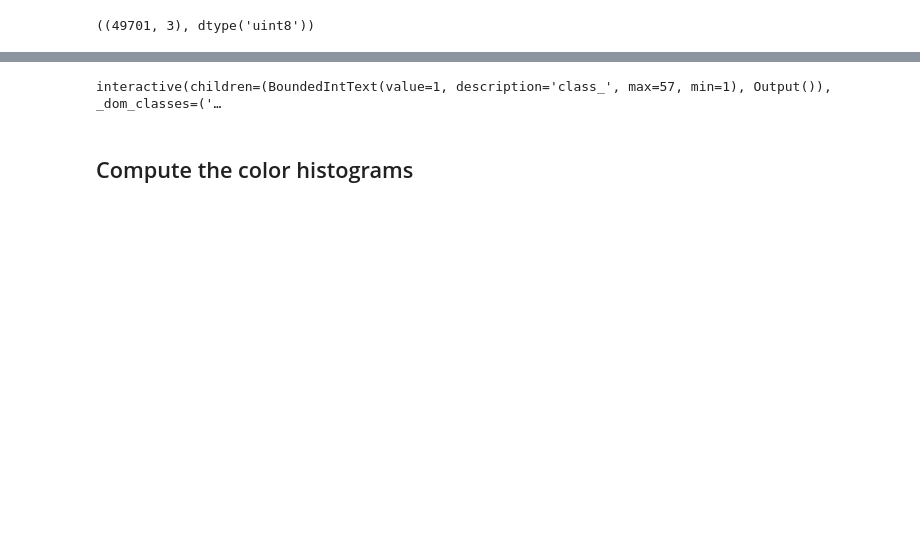
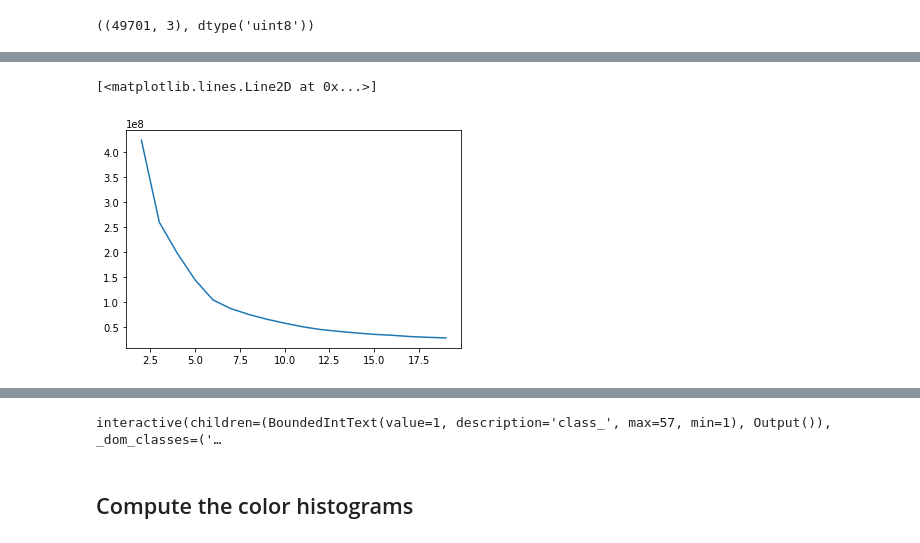
Before and after one commit to Whojo/Dobble-master-race, a Jupyter notebook: color-histogram.ipynb, the cells around one changed output, grey strips where cells are left out. Drawn from its saved outputs; the diff is of its cells as text; code cells hidden in the pictures; blank space fills up the shorter version.

```diff
--- a/color-histogram.ipynb
+++ b/color-histogram.ipynb
@@ -20,12 +11,0 @@ def get_image(dir_: str, filename: str) -> np.array:
-# %%
-X = np.array([
-    get_image(dir_, filename)
-    for dir_ in os.listdir(PATH_TO_RESOURCES)
-    for filename in os.listdir(os.path.join(PATH_TO_RESOURCES, dir_))
-], dtype=object)
-Y = np.array([
-    int(dir_)
-    for dir_ in os.listdir(PATH_TO_RESOURCES)
-    for filename in os.listdir(os.path.join(PATH_TO_RESOURCES, dir_))
-])
-X.shape, Y.shape
@@ -111,3 +168,8 @@ for i in range(2, 14):
+# %%
+plt.plot(range(2, 20), inertias)
+# %% [output]
+[<matplotlib.lines.Line2D at 0x...>]
+[figure, added]
 # %%
 # Example of color sampling
 nb_color = 7
```
Also changed, not shown: parts of 29 cells of this notebook.
